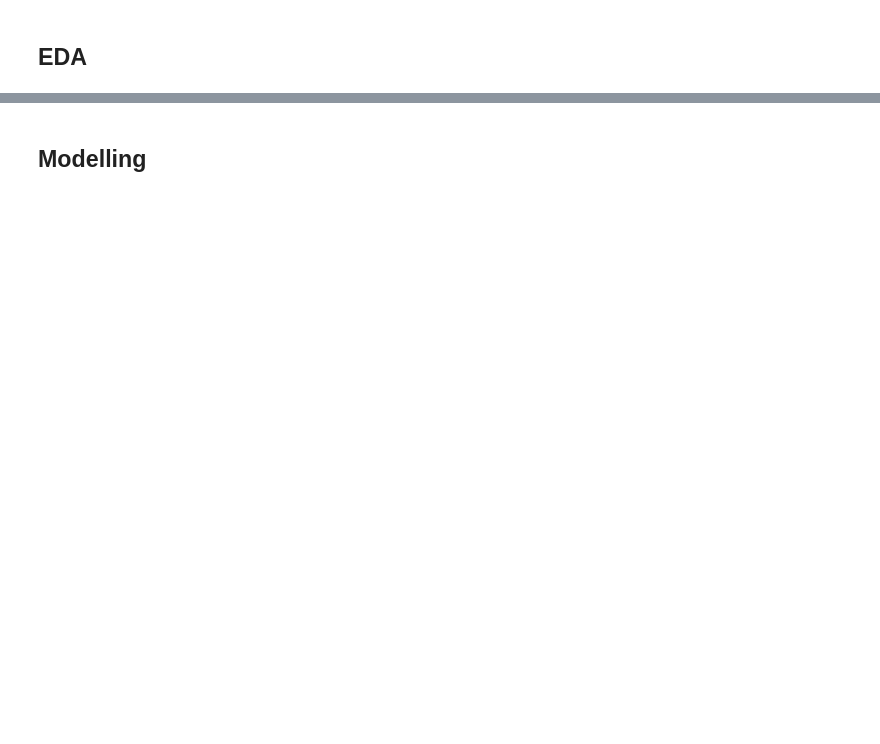
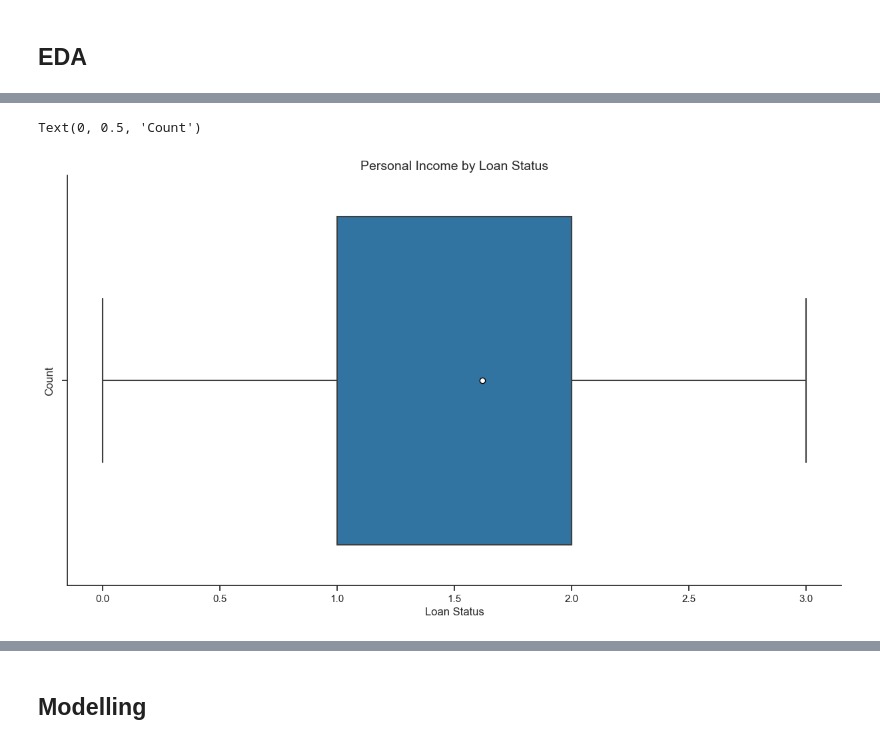
Before and after one commit to FelixFern/FINDIT-2023-ODE, a Jupyter notebook: main.ipynb, the cells around one changed output, grey strips where cells are left out. Cells and saved outputs as stored; diff of their text form; code cells hidden in the pictures; blank space fills up the shorter version.

```diff
--- a/main.ipynb
+++ b/main.ipynb
@@ -382,0 +427,11 @@ sns.heatmap(df_test_features.isnull(), cbar=False)
+# %%
+plt.figure(figsize=(15,8))
+
+ax1 = sns.boxplot(data=df_features, x='h1n1_concern', showmeans=True,
+                 meanprops={"marker":"o", "markerfacecolor":"white", "markeredgecolor":"black"})
+ax1.set_title('Personal Income by Loan Status', fontsize=14)
+ax1.set_xlabel('Loan Status')
+ax1.set_ylabel('Count')
+# %% [output]
+Text(0, 0.5, 'Count')
+[figure, added]
```
Also changed, not shown: parts of 23 cells of this notebook.
